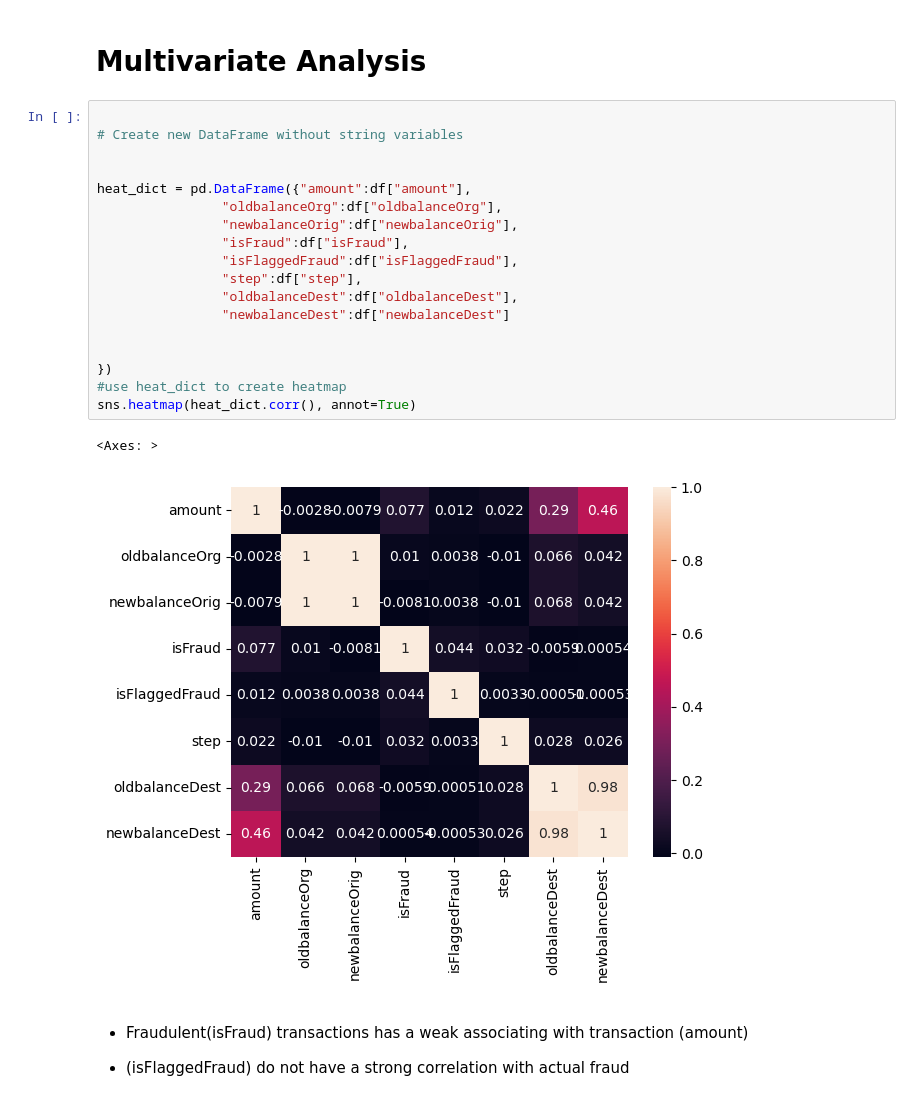
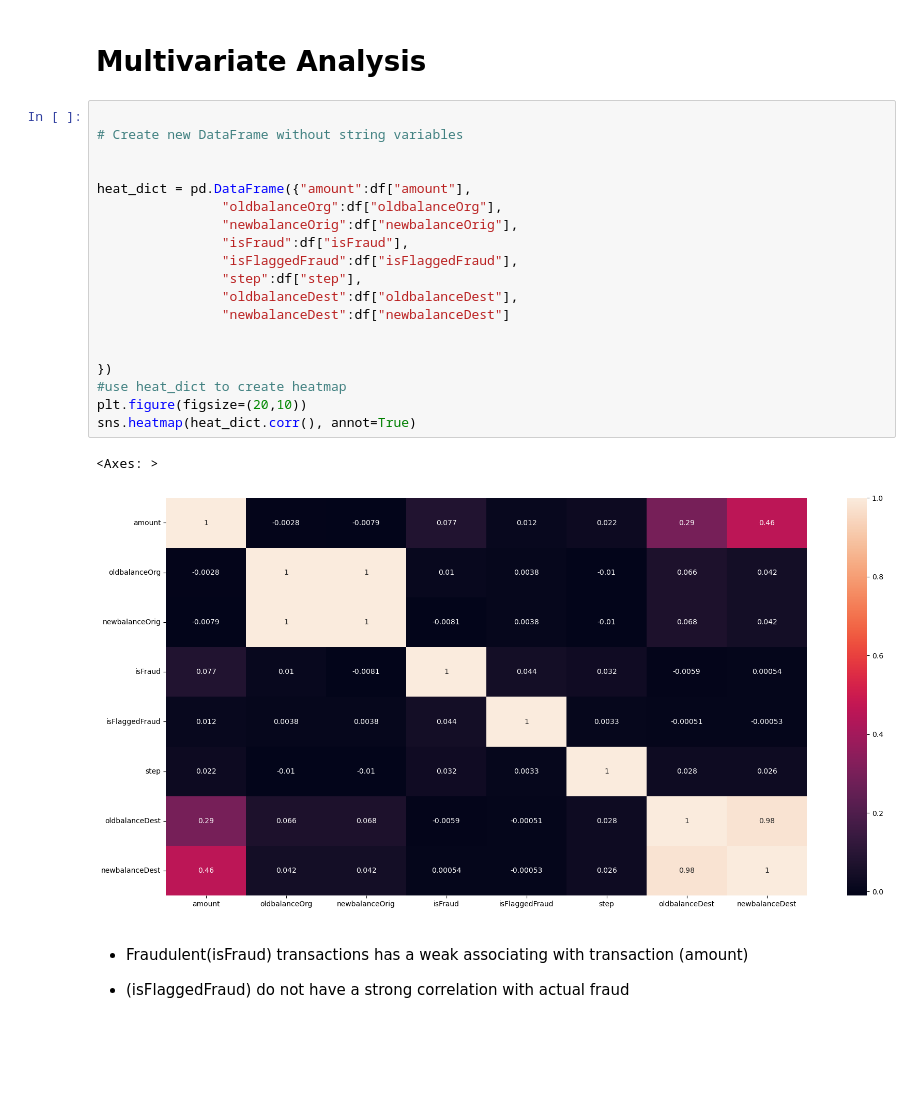
Before and after one commit to MaimunaBawa/Phase2TLAB1, a Jupyter notebook: EDA-1.ipynb, the cells around one changed output. Drawn from its saved outputs; the diff is of its cells as text; blank space fills up the shorter version.

```diff
--- a/EDA-1.ipynb
+++ b/EDA-1.ipynb
@@ -205,24 +217,25 @@ plt.show()
 # %%
 
 # Create new DataFrame without string variables
 
 
 heat_dict = pd.DataFrame({"amount":df["amount"],
                 "oldbalanceOrg":df["oldbalanceOrg"],
                 "newbalanceOrig":df["newbalanceOrig"],
                 "isFraud":df["isFraud"],
                 "isFlaggedFraud":df["isFlaggedFraud"],
                 "step":df["step"],
                 "oldbalanceDest":df["oldbalanceDest"],
                 "newbalanceDest":df["newbalanceDest"]
 
 
 })
 #use heat_dict to create heatmap
+plt.figure(figsize=(20,10))
 sns.heatmap(heat_dict.corr(), annot=True)
 # %% [output]
 <Axes: >
-[figure, old version]
+[figure, new version]
 # %% [markdown]
 * Fraudulent(isFraud) transactions has a weak associating with transaction (amount)
 
```
Also changed, not shown: parts of 18 cells of this notebook, 3 other files.
